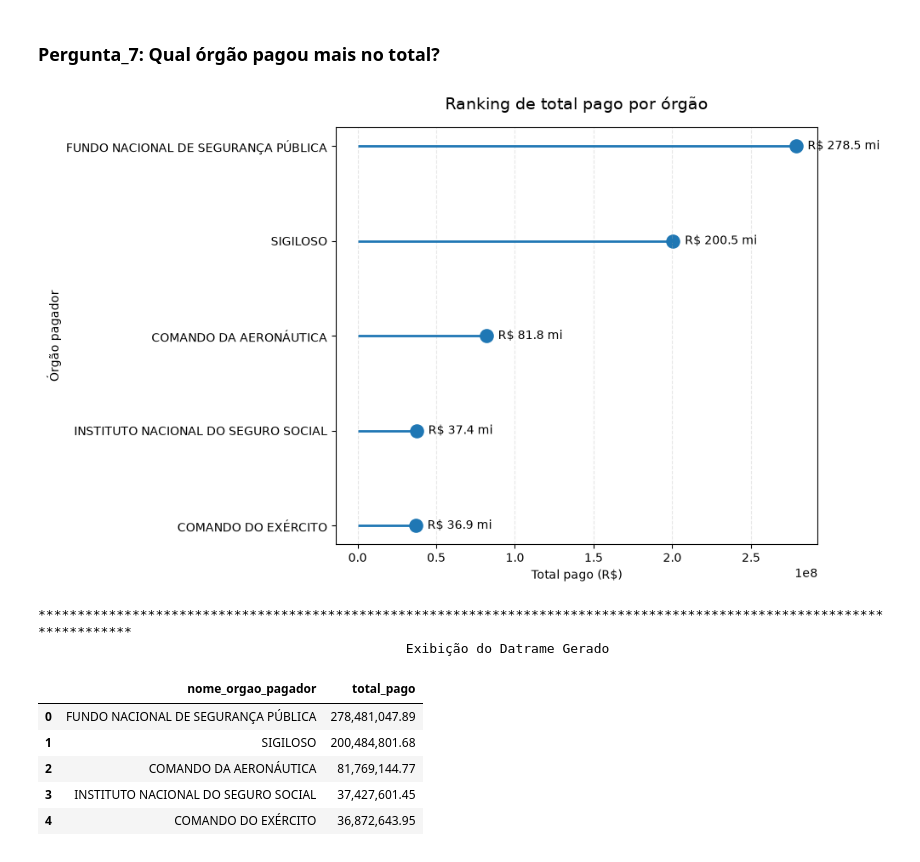
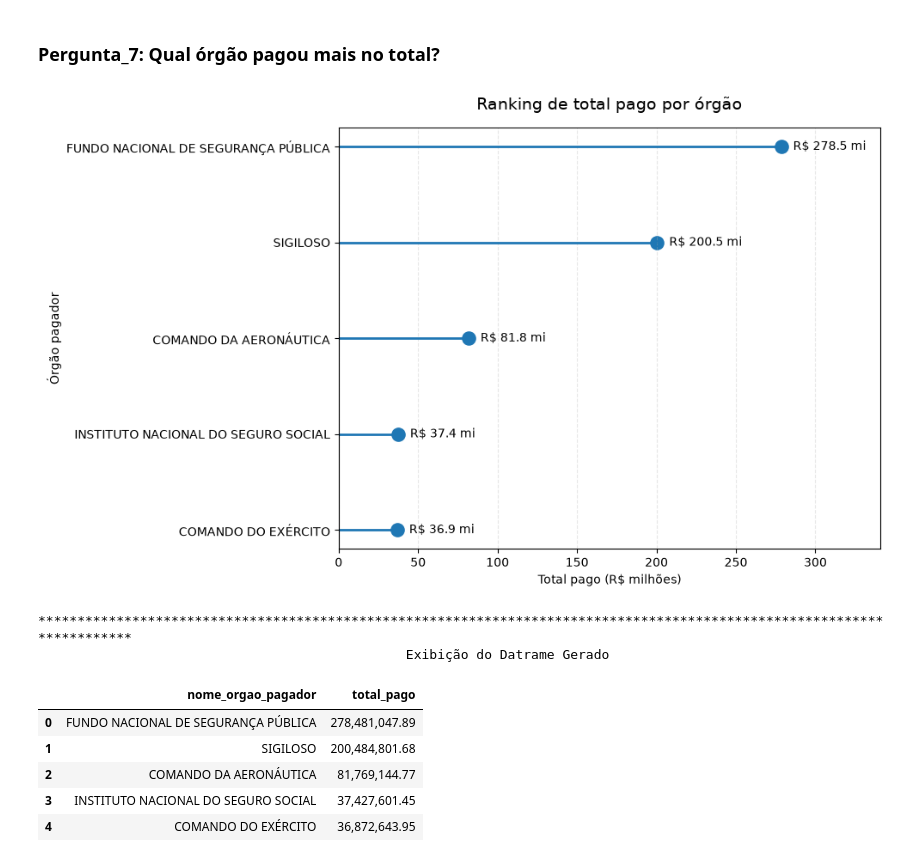
Before and after one commit to hicarocalliari/Projeto_final_SCTEC, a Jupyter notebook: notebooks/analise.ipynb, the cells around one changed output. Saved outputs shown, nothing was run; the diff lists cells and outputs as text; code cells hidden in the pictures.

```diff
--- a/notebooks/analise.ipynb
+++ b/notebooks/analise.ipynb
@@ -79,30 +145,38 @@ def analisar(pergunta):
 # %% [markdown]
 ### Pergunta_1: Os 5 órgãos com maior custo total?
 # %%
+## Chamada da Função Analisar
 df = analisar(1)
 
-df["custo_total"] = df["custo_total"].astype(str).str.replace(",", "")
-df["custo_total"] = pd.to_numeric(df["custo_total"])
+## Inicio da criação do gráfico
+
 df = df.sort_values(by="custo_total", ascending=True)
 fig, ax = plt.subplots(figsize=(10, 6))
-df.plot.barh(
-    x="nome_orgao_superior", y="custo_total", ax=ax, color="lightcoral", legend=False
-)
+df.plot.barh(x="nome_orgao_superior", y="custo_total", ax=ax, color="lightcoral", legend=False)
 
-def milhões_formatter(x, pos):
-    return f"{x*1e-6:.0f}M"
+max_valor = df['custo_total'].max()
+ax.set_xlim(0, max_valor * 1.4)
 
-ax.xaxis.set_major_formatter(ticker.FuncFormatter(milhões_formatter))
+def milhoes_formatter(x, pos):
+    return f'{x * 1e-6:.0f}M'
+ax.xaxis.set_major_formatter(ticker.FuncFormatter(milhoes_formatter))
+
 ax.set_title(
     "Top 5 - Órgãos com maior custo total", fontsize=14, fontweight="bold", pad=15
 )
+for i, valor in enumerate(df["custo_total"]):
+    ax.text(valor, i, f"R$ {valor:,.2f}", va="center", ha="left")
+
 ax.set_xlabel("Custo Total (em Milhões de R$)", fontsize=12)
-ax.set_ylabel("Nome Órgão", fontsize=12)
+ax.set_ylabel("Orgão", fontsize=12)
 ax.grid(axis="x", linestyle="--", alpha=0.3)
 
 plt.tight_layout()
+plt.savefig(f'{PASTA_IMAGE}/grafico_1.png', dpi=300, bbox_inches='tight')
 plt.show()
 
+
+## Apresentação do DF
 print("".center(120, "*"))
 print("Exibição do Datrame Gerado".center(120), "")
 df.sort_values(by="custo_total", ascending=False)
@@ -315,7 +389,10 @@ df.sort_values(by="quantidade", ascending=False)
 # %% [markdown]
 ### Pergunta_7: Qual órgão pagou mais no total?
 # %%
+## Chamada da Função Analisar
 df = analisar(7)
+
+## Criação do Gráfico
 
 df = df.sort_values(
     "total_pago",
@@ -323,6 +400,7 @@ df = df.sort_values(
 )
 
 plt.figure(figsize=(10, 6))
+plt.xlim(0, max_valor * 0.7)
 
 plt.hlines(
     y=df["nome_orgao_pagador"],
@@ -337,42 +415,49 @@ plt.scatter(
     s=120
 )
 
-# Valores deslocados para direita
 for valor, orgao in zip(
     df["total_pago"],
     df["nome_orgao_pagador"]
 ):
     plt.annotate(
         f"R$ {valor/1_000_000:.1f} mi",
         xy=(valor, orgao),
         xytext=(10, 0),
         textcoords="offset points",
         va="center",
         fontsize=10
     )
 
 plt.title(
     "Ranking de total pago por órgão",
     fontsize=14,
     pad=15
 )
 
-plt.xlabel("Total pago (R$)")
+plt.xlabel("Total pago (R$ milhões)")
 plt.ylabel("Órgão pagador")
+
+ax = plt.gca()
+ax.xaxis.set_major_formatter(
+    ticker.FuncFormatter(lambda x, pos: f"{x/1_000_000:.0f}")
+)
 
 plt.grid(
     axis="x",
     linestyle="--",
     alpha=0.3
 )
+
 plt.tight_layout()
+plt.savefig(f'{PASTA_IMAGE}/grafico_7.png', dpi=300, bbox_inches='tight')
 plt.show()
 
+## Apresentação do DF através do print
 print("".center(120, "*"))
 print("Exibição do Datrame Gerado".center(120), "")
 df.sort_values(by="total_pago", ascending=False)
 # %% [output]
-[figure, old version]
+[figure, new version]
 ************************************************************************************************************************
                                                Exibição do Datrame Gerado
 |  | nome_orgao_pagador | total_pago |
```
Also changed, not shown: parts of 10 cells of this notebook, 12 other files.
